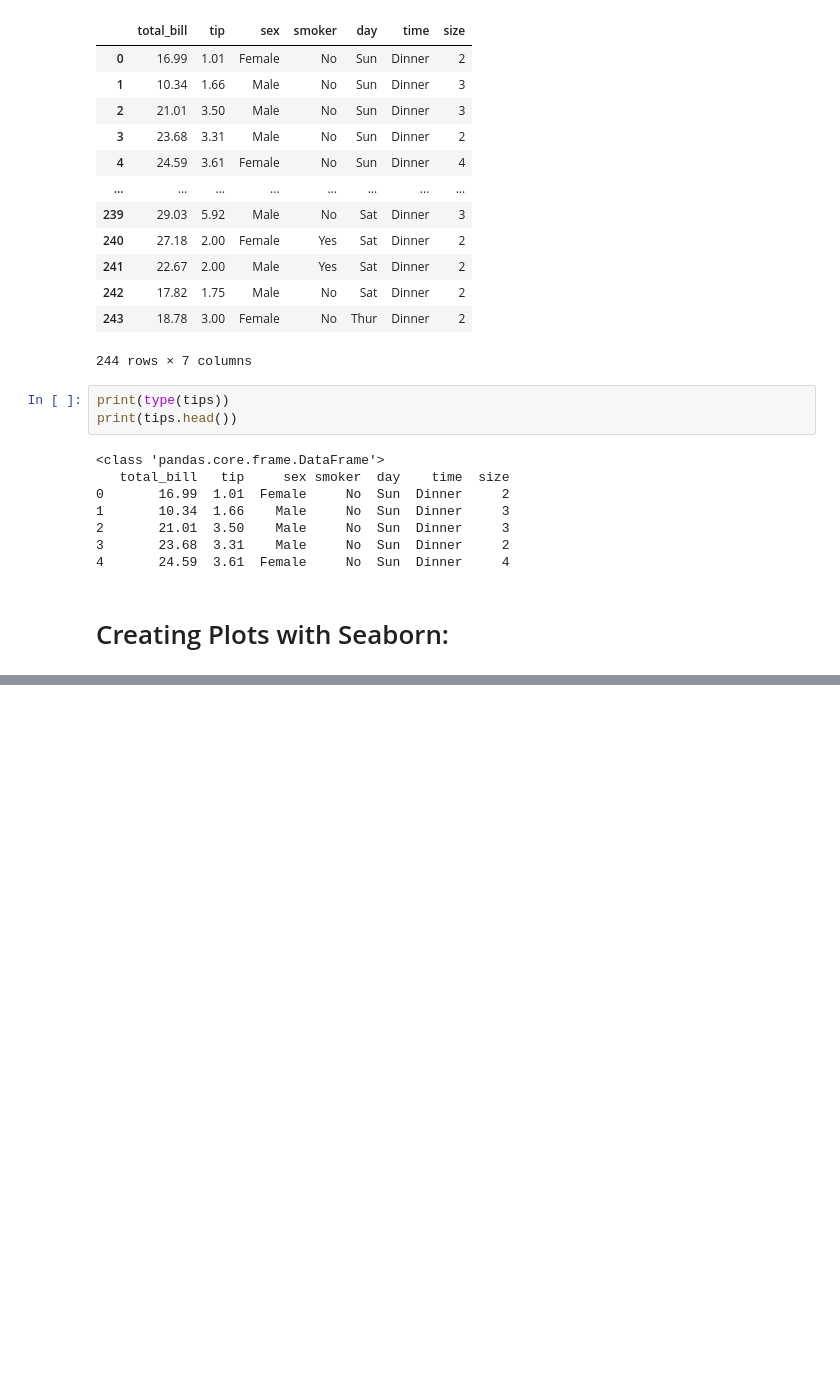
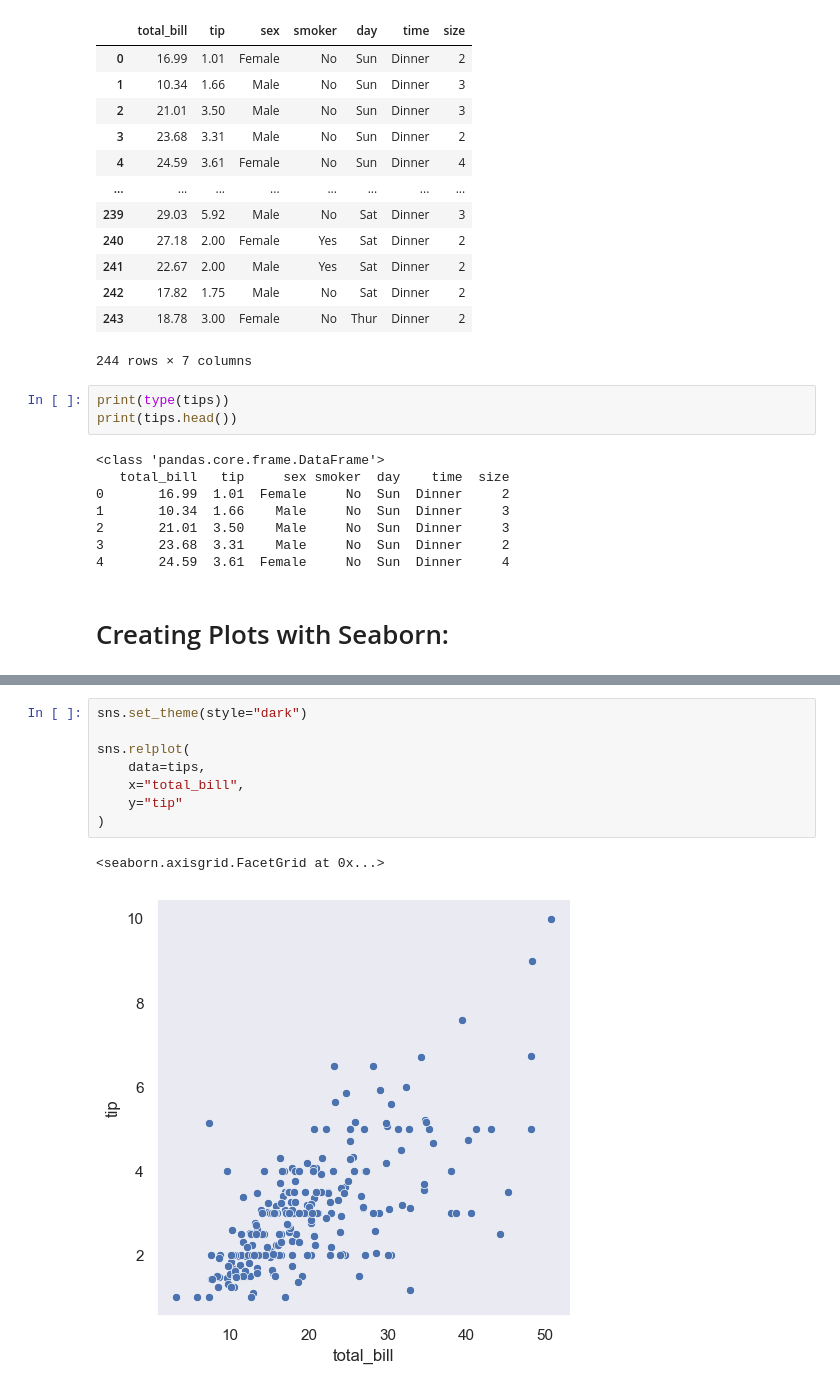
Before and after one commit to SatinderSinghSall/AI-and-Machine-Learning, a Jupyter notebook: 21. Data Visualization - Part 2/Seaborn.ipynb, the cells around one changed output, grey strips where cells are left out. Drawn from its saved outputs; the diff is of its cells as text; blank space fills up the shorter version.

```diff
--- a/21. Data Visualization - Part 2/Seaborn.ipynb
+++ b/21. Data Visualization - Part 2/Seaborn.ipynb
@@ -59,0 +91,11 @@ print(tips.head())
+# %%
+sns.set_theme(style="dark")
+
+sns.relplot(
+    data=tips,
+    x="total_bill",
+    y="tip"
+)
+# %% [output]
+<seaborn.axisgrid.FacetGrid at 0x...>
+[figure, added]
```
Also changed, not shown: parts of 10 cells of this notebook, 1 other file.
